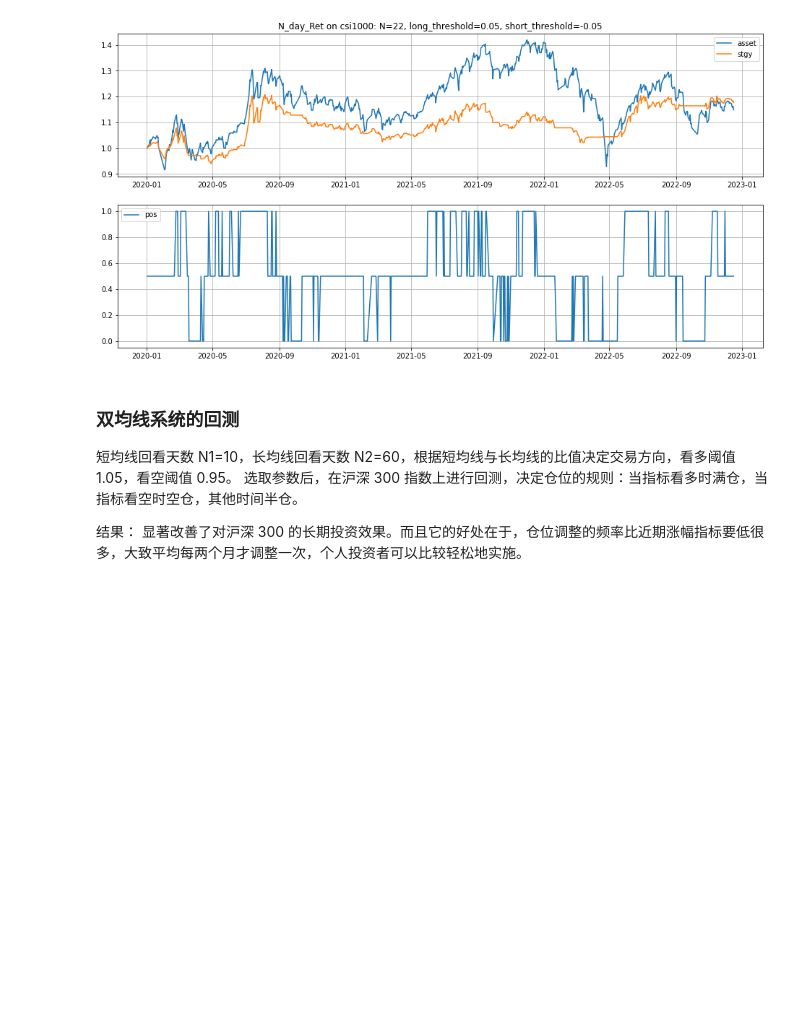
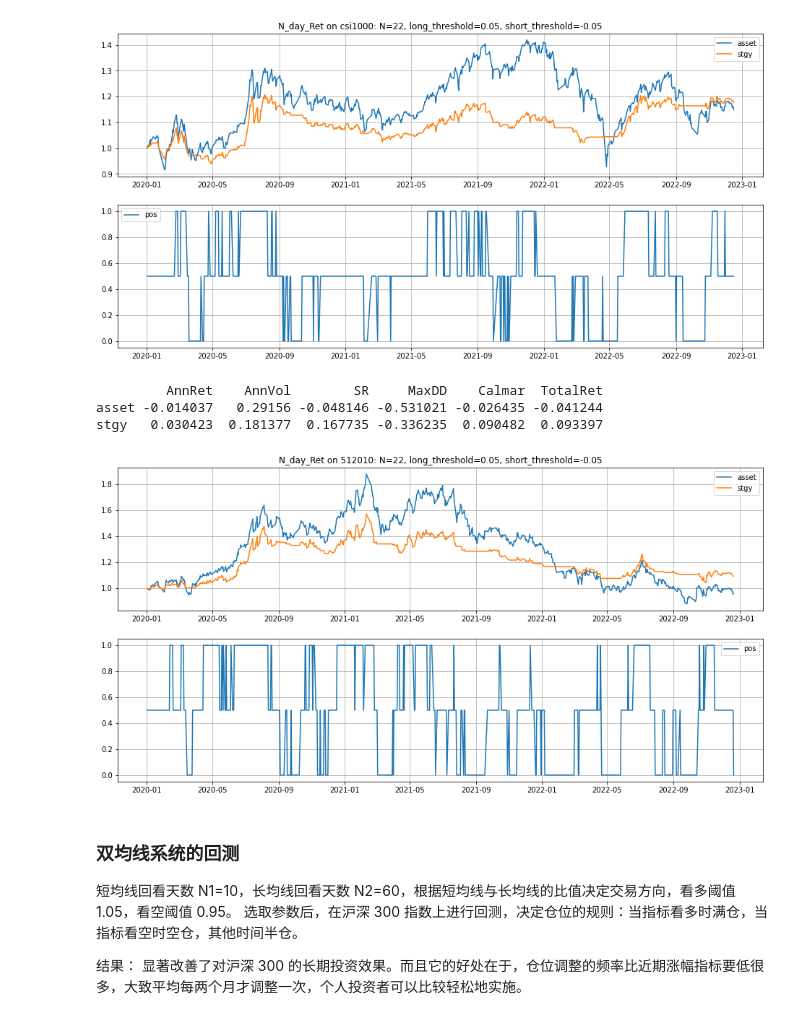
Before and after one commit to hdouhua/pick-up-python, a Jupyter notebook: inv/strategy/trend-strategy.ipynb, the cells around one changed output. Drawn from its saved outputs; the diff is of its cells as text; code cells hidden in the pictures; blank space fills up the shorter version.

```diff
--- a/inv/strategy/trend-strategy.ipynb
+++ b/inv/strategy/trend-strategy.ipynb
@@ -40,6 +48,17 @@ index_id = 'csi1000'
 
 回看天数 N=20，根据回看期上的涨幅决定交易方向，看多阈值 long_threshold=0.05，看空阈值 short_threshold=-0.05。
 选取参数后，在沪深 300 指数上进行回测。因为普通投资者不太容易做空沪深 300 指数，所以回测中仓位的规则是：当指标看多时满仓，当指标看空时空仓，其它时间半仓。
+# %%
+def memontun(df, symbol_id, N=20, long_threshold=0.05, short_threshold=-0.05):
+    if df.size == 0:
+        return
+
+    df['ret'] = df[symbol_id].pct_change()
+    df['asset'] = (1 + df['ret']).cumprod().fillna(1)
+    df['N_day_ret'] = df['asset'] / df['asset'].shift(N) - 1
+    df['pos'] = [1 if e > long_threshold else 0 if e < short_threshold else 0.5 for e in df['N_day_ret'].shift(1)]
+    df['stgy_ret'] = df['ret'] * df['pos']
+    df['stgy'] = (1 + df['stgy_ret']).cumprod().fillna(1)
 # %%
 N = 22
 long_threshold = 0.05
@@ -61,6 +74,24 @@ backtest_result(df,
 asset  0.047768  0.237842  0.200838 -0.346243   0.13796  0.148484
 stgy   0.056345  0.136152  0.413837 -0.153611  0.366801  0.176604
 [figure]
+# %%
+N = 22
+long_threshold = 0.05
+short_threshold = -0.05
+symbol_id = '512010'
+
+df = load_hist_data(symbol_id, col_mappings={'close': symbol_id}, folder='../res/medicine')
+df = df.loc[start_date:end_date, :]
+
+memontun(df, symbol_id, N, long_threshold, short_threshold)
+backtest_result(df,
+                title='N_day_Ret on %s: N=%d, long_threshold=%.2f, short_threshold=%.2f' %
+                (symbol_id, N, long_threshold, short_threshold))
+# %% [output]
+         AnnRet    AnnVol        SR     MaxDD    Calmar  TotalRet
+asset -0.014037   0.29156 -0.048146 -0.531021 -0.026435 -0.041244
+stgy   0.030423  0.181377  0.167735 -0.336235  0.090482  0.093397
+[figure, added]
 # %% [markdown]
 ### 双均线系统的回测
 
```
Also changed, not shown: parts of 14 cells of this notebook, 6 other files.
